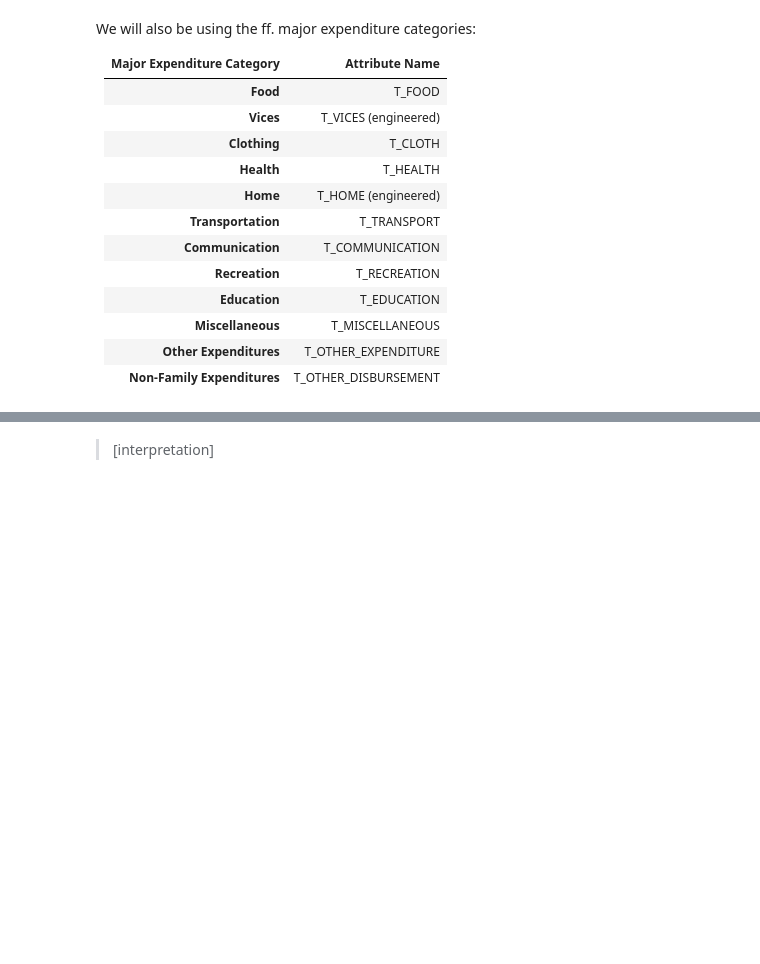
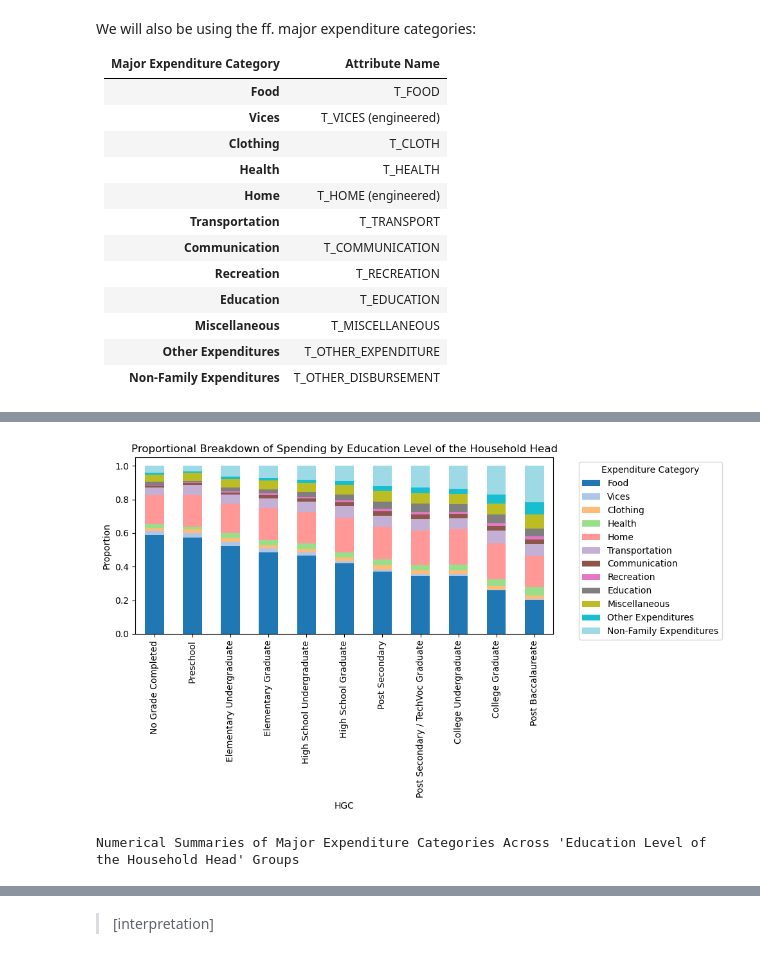
Before and after one commit to qu1r0ra/psa-dataset-analysis, a Jupyter notebook: fie-analysis.ipynb, the cells around one changed output, grey strips where cells are left out. Cells and saved outputs as stored; diff of their text form; code cells hidden in the pictures; blank space fills up the shorter version.

```diff
--- a/fie-analysis.ipynb
+++ b/fie-analysis.ipynb
@@ -566,0 +549,19 @@ Numerical Summaries of Major Expenditure Categories Across 'Age Group of the Hou
+# %%
+hgc_reindex = [
+    'No Grade Completed',
+    'Preschool',
+    'Elementary Undergraduate',
+    'Elementary Graduate',
+    'High School Undergraduate',
+    'High School Graduate',
+    'Post Secondary',
+    'Post Secondary / TechVoc Graduate',
+    'College Undergraduate',
+    'College Graduate',
+    'Post Baccalaureate'
+]
+
+generate_stacked_bar_summary_table(1, reindex=hgc_reindex)
+# %% [output]
+[figure, added]
+Numerical Summaries of Major Expenditure Categories Across 'Education Level of the Household Head' Groups
```
Also changed, not shown: parts of 22 cells of this notebook.
